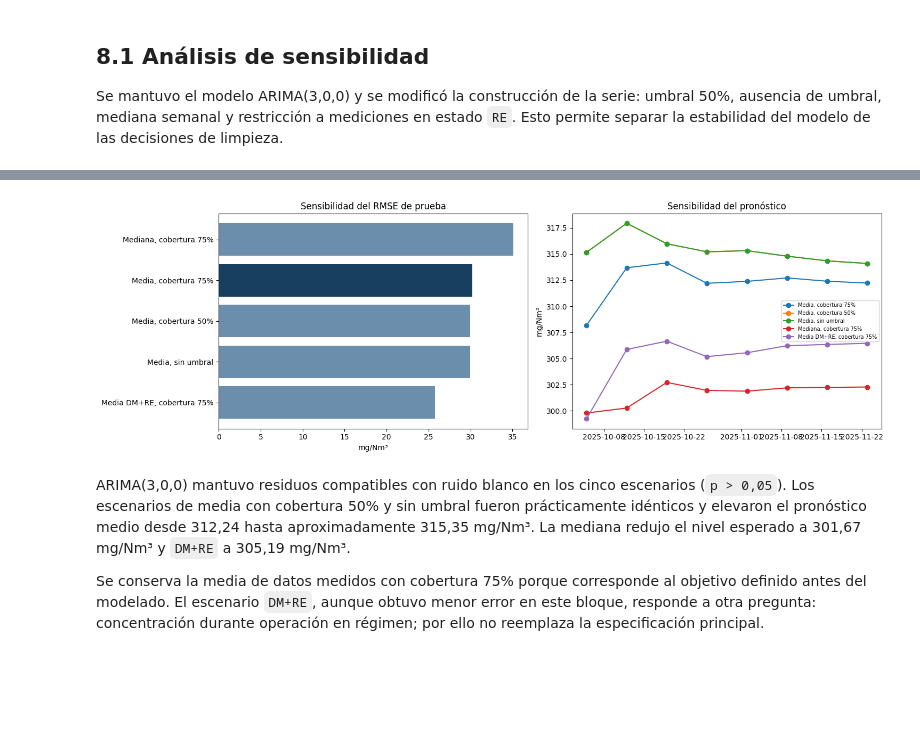
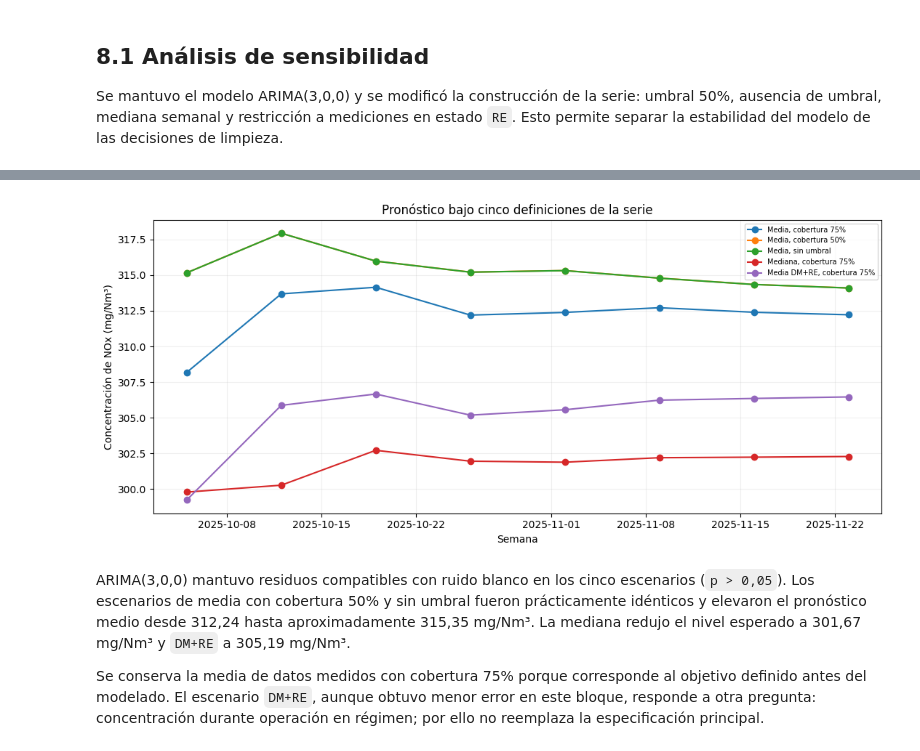
Before and after one commit to glopezr10/proyecto_series_tiempo, a Jupyter notebook: entrega/Trabajo_Final_Series_Tiempo.ipynb, the cells around one changed output, grey strips where cells are left out. Saved outputs shown, nothing was run; the diff lists cells and outputs as text; code cells hidden in the pictures; blank space fills up the shorter version.

Commit message:
Finaliza entrega y sincroniza gráficos e informe

```diff
--- a/prototipo_entrega/Trabajo_Final_Series_Tiempo.ipynb
+++ b/entrega/Trabajo_Final_Series_Tiempo.ipynb
@@ -45,16 +42,16 @@ from statsmodels.tsa.stattools import adfuller
 warnings.filterwarnings("ignore")
 
 ROOT = Path.cwd().resolve()
-if ROOT.name == "prototipo_entrega":
-    PROTO = ROOT
+if ROOT.name == "entrega":
+    ENTREGA = ROOT
     PROJECT_ROOT = ROOT.parent
 else:
     PROJECT_ROOT = ROOT
-    PROTO = ROOT / "prototipo_entrega"
+    ENTREGA = ROOT / "entrega"
 
-DATA = PROTO / "data"
-TABLES = PROTO / "resultados" / "tablas"
-FIGURES = PROTO / "resultados" / "figuras"
+DATA = ENTREGA / "data"
+TABLES = ENTREGA / "resultados" / "tablas"
+FIGURES = ENTREGA / "resultados" / "figuras"
 
 H_VALIDACION = 32
 H_PRUEBA = 8
@@ -567,43 +584,43 @@ for nombre, observada in escenarios_observados.items():
         **{f"prueba_{k}": v for k, v in calcular_metricas(
             y_test.iloc[test_observado], pred_test[test_observado]
         ).items()},
         "prueba_semanas_observadas": int(test_observado.sum()),
         "ljung_p_10": float(lb.loc[10, "lb_pvalue"]),
         "ljung_p_20": float(lb.loc[20, "lb_pvalue"]),
         "pronostico_medio_8s": float(pred_futuro.mean()),
         "pronostico_min_8s": float(pred_futuro.min()),
         "pronostico_max_8s": float(pred_futuro.max()),
     })
     pronosticos_sensibilidad[nombre] = pred_futuro
 
 sensibilidad = pd.DataFrame(filas_sensibilidad)
 display(sensibilidad.style.format({
     "correlacion_con_base": "{:.3f}",
     "validacion_RMSE": "{:.2f}", "prueba_RMSE": "{:.2f}",
     "prueba_MAE": "{:.2f}", "ljung_p_10": "{:.3f}",
     "ljung_p_20": "{:.3f}", "pronostico_medio_8s": "{:.2f}"
 }))
 
-orden = sensibilidad.sort_values("prueba_RMSE")
-fig, axes = plt.subplots(1, 2, figsize=(15, 5))
-colores = ["#173f5f" if x == "Media, cobertura 75%" else "#6c8ead"
-           for x in orden["escenario"]]
-axes[0].barh(orden["escenario"], orden["prueba_RMSE"], color=colores)
-axes[0].set(title="Sensibilidad del RMSE de prueba", xlabel="mg/Nm³")
+fig, ax = plt.subplots(figsize=(11, 5))
 for nombre, valores in pronosticos_sensibilidad.items():
-    axes[1].plot(fechas_futuras, valores, marker="o", label=nombre)
-axes[1].set(title="Sensibilidad del pronóstico", ylabel="mg/Nm³")
-axes[1].legend(fontsize=7)
+    ax.plot(fechas_futuras, valores, marker="o", label=nombre)
+ax.set(
+    title="Pronóstico bajo cinco definiciones de la serie",
+    xlabel="Semana", ylabel="Concentración de NOx (mg/Nm³)"
+)
+ax.grid(alpha=0.2)
+ax.legend(fontsize=7)
 plt.tight_layout()
+fig.savefig(FIGURES / "10_sensibilidad_pronostico.png", dpi=180, bbox_inches="tight")
 plt.show()
 # %% [output]
 |  | escenario | semanas_imputadas | correlacion_con_base | validacion_RMSE | validacion_MAE | validacion_MAPE | ... |
 | 0 | Media, cobertura 75% | 10 | 1.000 | 35.99 | 29.243177 | 10.797440 | ... |
 | 1 | Media, cobertura 50% | 1 | 0.950 | 36.20 | 28.689426 | 10.714643 | ... |
 | 2 | Media, sin umbral | 0 | 0.950 | 36.20 | 28.690898 | 10.714689 | ... |
 | 3 | Mediana, cobertura 75% | 10 | 0.975 | 43.42 | 35.757644 | 13.867935 | ... |
 | 4 | Media DM+RE, cobertura 75% | 25 | 0.966 | 35.44 | 28.827651 | 10.536885 | ... |
-[figure, old version]
+[figure, new version]
 # %% [markdown]
 ARIMA(3,0,0) mantuvo residuos compatibles con ruido blanco en los cinco escenarios (`p > 0,05`). Los escenarios de media con cobertura 50% y sin umbral fueron prácticamente idénticos y elevaron el pronóstico medio desde 312,24 hasta aproximadamente 315,35 mg/Nm³. La mediana redujo el nivel esperado a 301,67 mg/Nm³ y `DM+RE` a 305,19 mg/Nm³.
 
```
Also changed, not shown: parts of 5 cells of this notebook, 54 other files.
